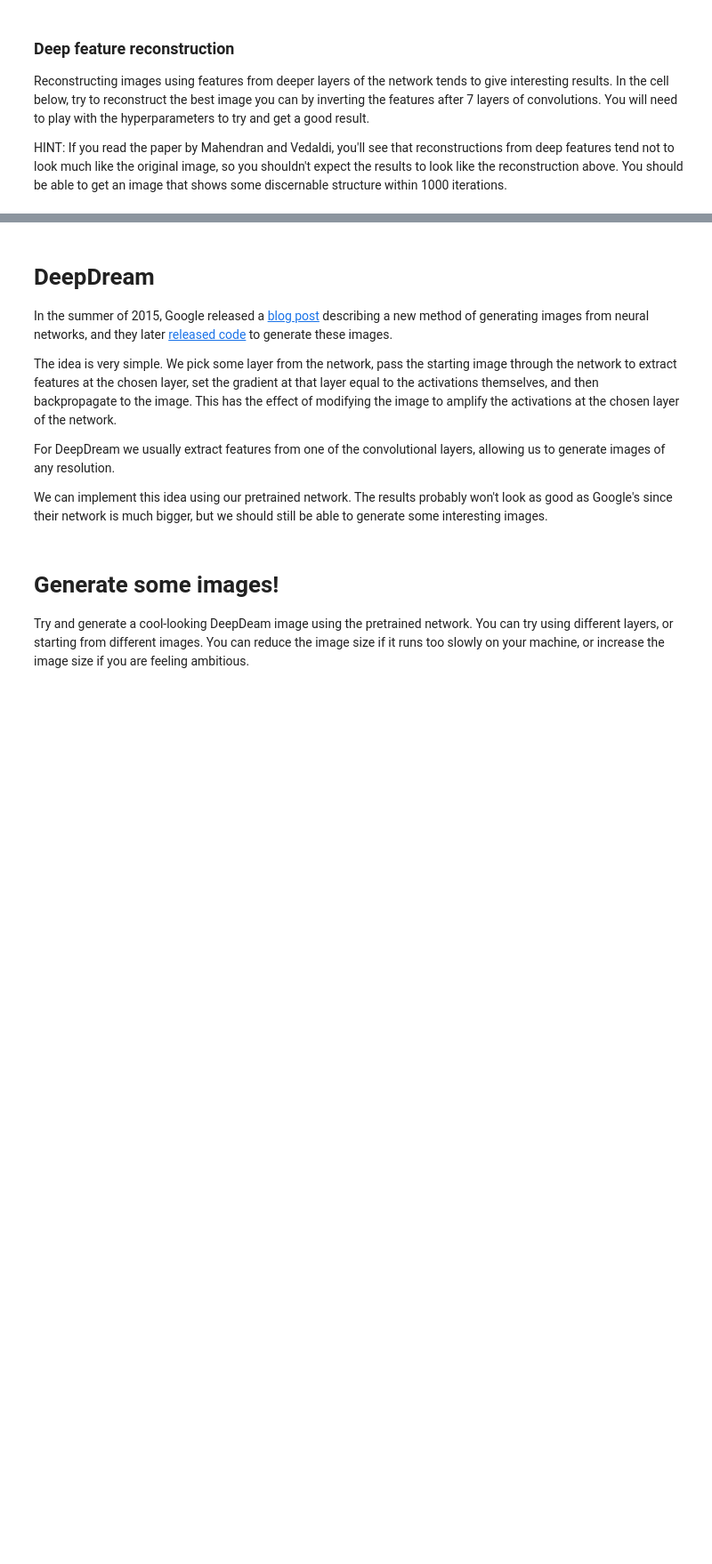
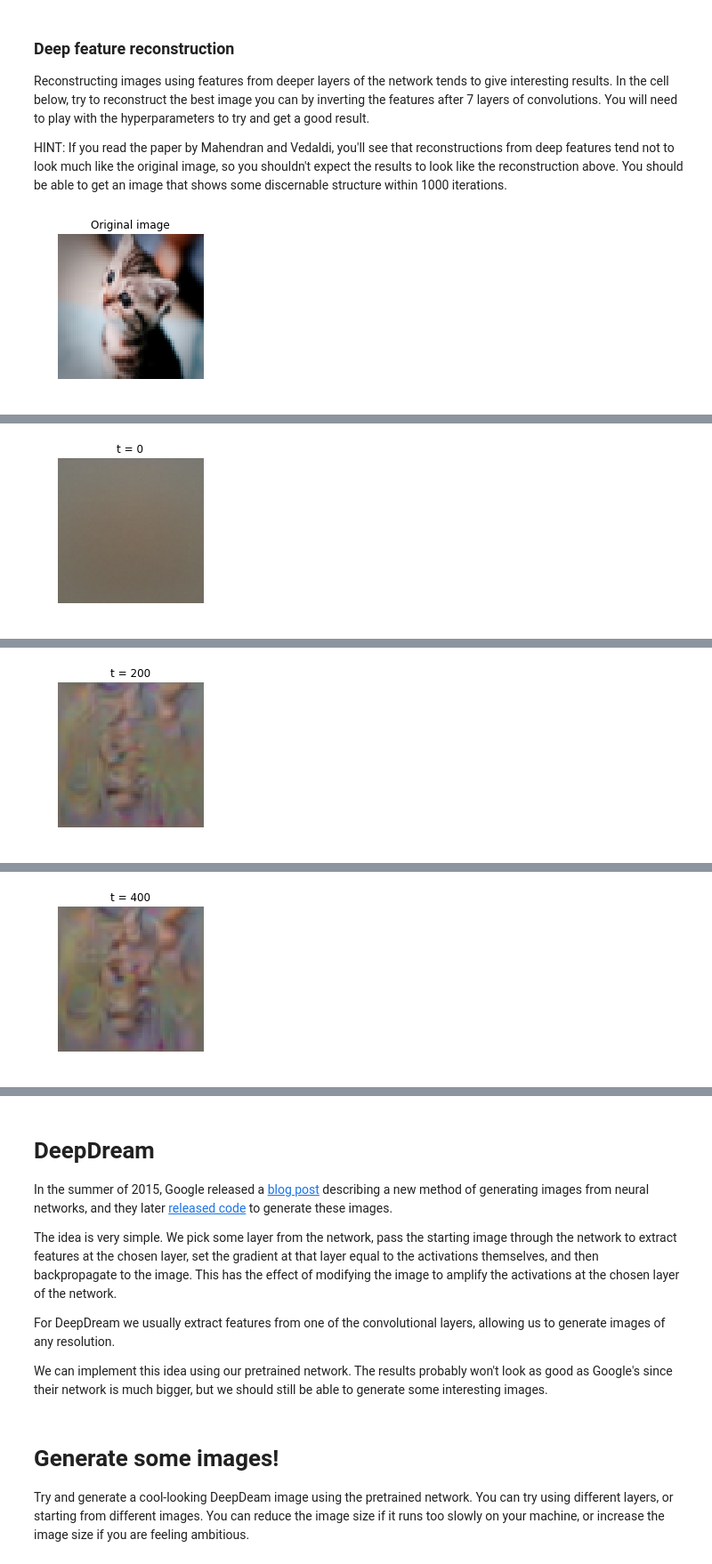
Before and after one commit to elirex/machine-learning, a Jupyter notebook: cs231n/assignment3/ImageGeneration.ipynb, the cells around one changed output, grey strips where cells are left out. Shown: that part at 89% size. Saved outputs shown, nothing was run; the diff lists cells and outputs as text; code cells hidden in the pictures; blank space fills up the shorter version.

```diff
--- a/cs231n/assignment3/ImageGeneration.ipynb
+++ b/cs231n/assignment3/ImageGeneration.ipynb
@@ -221,7 +211,20 @@ def invert_features(target_feats, layer, model, **kwargs):
     # large pixel values in the generated image using the l2_reg parameter;    #
     # then update the generated image using the learning_rate from above.      #
     ############################################################################
-    pass
+
+    # Forward until the special layer.
+    output, cache = model.forward(X, end=layer, mode='test')
+
+    # Compute the loss
+    loss = np.sum((output - target_feats)**2) + l2_reg * np.sum(X**2)
+
+    doutput = 2 * (output - target_feats)
+    dX, grads = model.backward(doutput, cache)
+    dX += 2* l2_reg * X
+
+
+    X -= learning_rate * dX
+
     ############################################################################
     #                             END OF YOUR CODE                             #
     ############################################################################
@@ -234,6 +237,7 @@ def invert_features(target_feats, layer, model, **kwargs):
       X = blur_image(X)
 
     if (show_every > 0) and (t % show_every == 0 or t + 1 == num_iterations):
+      print('loss: ' + str(loss))
       plt.imshow(deprocess_image(X, data['mean_image']))
       plt.gcf().set_size_inches(3, 3)
       plt.axis('off')
@@ -277,28 +288,30 @@ HINT: If you read the paper by Mahendran and Vedaldi, you'll see that reconstruc
 # %%
 filename = 'kitten.jpg'
 layer = 6 # layers start from 0 so these are features after 7 convolutions
 img = imresize(imread(filename), (64, 64))
 
 plt.imshow(img)
 plt.gcf().set_size_inches(3, 3)
 plt.title('Original image')
 plt.axis('off')
 plt.show()
 
 # Preprocess the image before passing it to the network:
 # subtract the mean, add a dimension, etc
 img_pre = preprocess_image(img, data['mean_image'])
 
 # Extract features from the image
 feats, _ = model.forward(img_pre, end=layer)
 
 # Invert the features
 # You will need to play with these parameters.
 kwargs = {
   'num_iterations': 1000,
-  'learning_rate': 0,
-  'l2_reg': 0,
-  'show_every': 100,
-  'blur_every': 0,
+  'learning_rate': 7500,
+  'l2_reg': 1e-8,
+  'show_every': 200,
+  'blur_every': 1,
 }
 X = invert_features(feats, layer, model, **kwargs)
+# %% [output]
+[figure, added]
@@ -304,0 +319 @@ X = invert_features(feats, layer, model, **kwargs)
+[figure, added]
@@ -304,0 +321 @@ X = invert_features(feats, layer, model, **kwargs)
+[figure, added]
@@ -304,0 +323 @@ X = invert_features(feats, layer, model, **kwargs)
+[figure, added]
```
Also changed, not shown: parts of 4 cells of this notebook, 1 other file.
